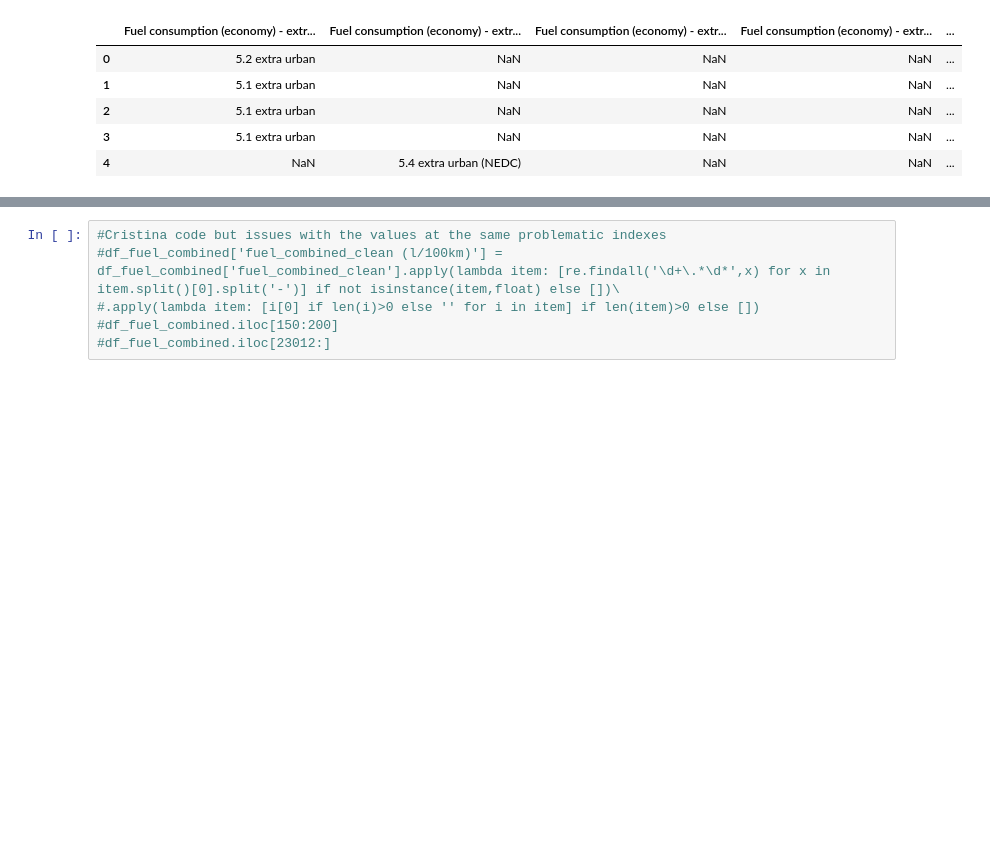
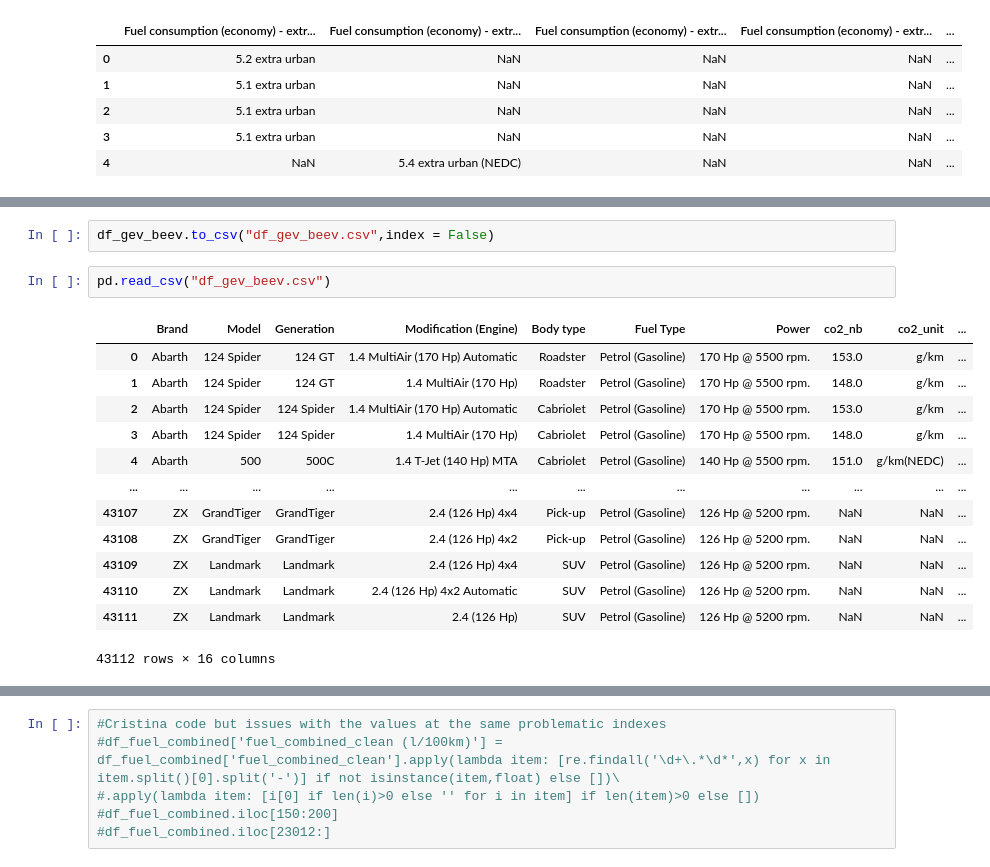
Before and after one commit to Cedric979/BEEV, a Jupyter notebook: Final Dataframe.ipynb, the cells around one changed output, grey strips where cells are left out. Drawn from its saved outputs; the diff is of its cells as text; blank space fills up the shorter version.

Commit message:
Update
df_gev_beev
plus interface2 for gev based recommendation

```diff
--- a/Final Dataframe.ipynb
+++ b/Final Dataframe.ipynb
@@ -672,0 +691,18 @@ See the caveats in the documentation: https://pandas.pydata.org/pandas-docs/stab
+# %%
+df_gev_beev.to_csv("df_gev_beev.csv",index = False)
+# %%
+pd.read_csv("df_gev_beev.csv")
+# %% [output]
+|  | Brand | Model | Generation | Modification (Engine) | Body type | Fuel Type | Power | co2_nb | co2_unit | ... |
+| 0 | Abarth | 124 Spider | 124 GT | 1.4 MultiAir (170 Hp) Automatic | Roadster | Petrol (Gasoline) | 170 Hp @ 5500 rpm. | 153.0 | g/km | ... |
+| 1 | Abarth | 124 Spider | 124 GT | 1.4 MultiAir (170 Hp) | Roadster | Petrol (Gasoline) | 170 Hp @ 5500 rpm. | 148.0 | g/km | ... |
+| 2 | Abarth | 124 Spider | 124 Spider | 1.4 MultiAir (170 Hp) Automatic | Cabriolet | Petrol (Gasoline) | 170 Hp @ 5500 rpm. | 153.0 | g/km | ... |
+| 3 | Abarth | 124 Spider | 124 Spider | 1.4 MultiAir (170 Hp) | Cabriolet | Petrol (Gasoline) | 170 Hp @ 5500 rpm. | 148.0 | g/km | ... |
+| 4 | Abarth | 500 | 500C | 1.4 T-Jet (140 Hp) MTA | Cabriolet | Petrol (Gasoline) | 140 Hp @ 5500 rpm. | 151.0 | g/km(NEDC) | ... |
+| ... | ... | ... | ... | ... | ... | ... | ... | ... | ... | ... |
+| 43107 | ZX | GrandTiger | GrandTiger | 2.4 (126 Hp) 4x4 | Pick-up | Petrol (Gasoline) | 126 Hp @ 5200 rpm. | NaN | NaN | ... |
+| 43108 | ZX | GrandTiger | GrandTiger | 2.4 (126 Hp) 4x2 | Pick-up | Petrol (Gasoline) | 126 Hp @ 5200 rpm. | NaN | NaN | ... |
+| 43109 | ZX | Landmark | Landmark | 2.4 (126 Hp) 4x4 | SUV | Petrol (Gasoline) | 126 Hp @ 5200 rpm. | NaN | NaN | ... |
+| 43110 | ZX | Landmark | Landmark | 2.4 (126 Hp) 4x2 Automatic | SUV | Petrol (Gasoline) | 126 Hp @ 5200 rpm. | NaN | NaN | ... |
+| 43111 | ZX | Landmark | Landmark | 2.4 (126 Hp) | SUV | Petrol (Gasoline) | 126 Hp @ 5200 rpm. | NaN | NaN | ... |
+43112 rows × 16 columns
```
Also changed, not shown: parts of 9 cells of this notebook, 2 other files.
